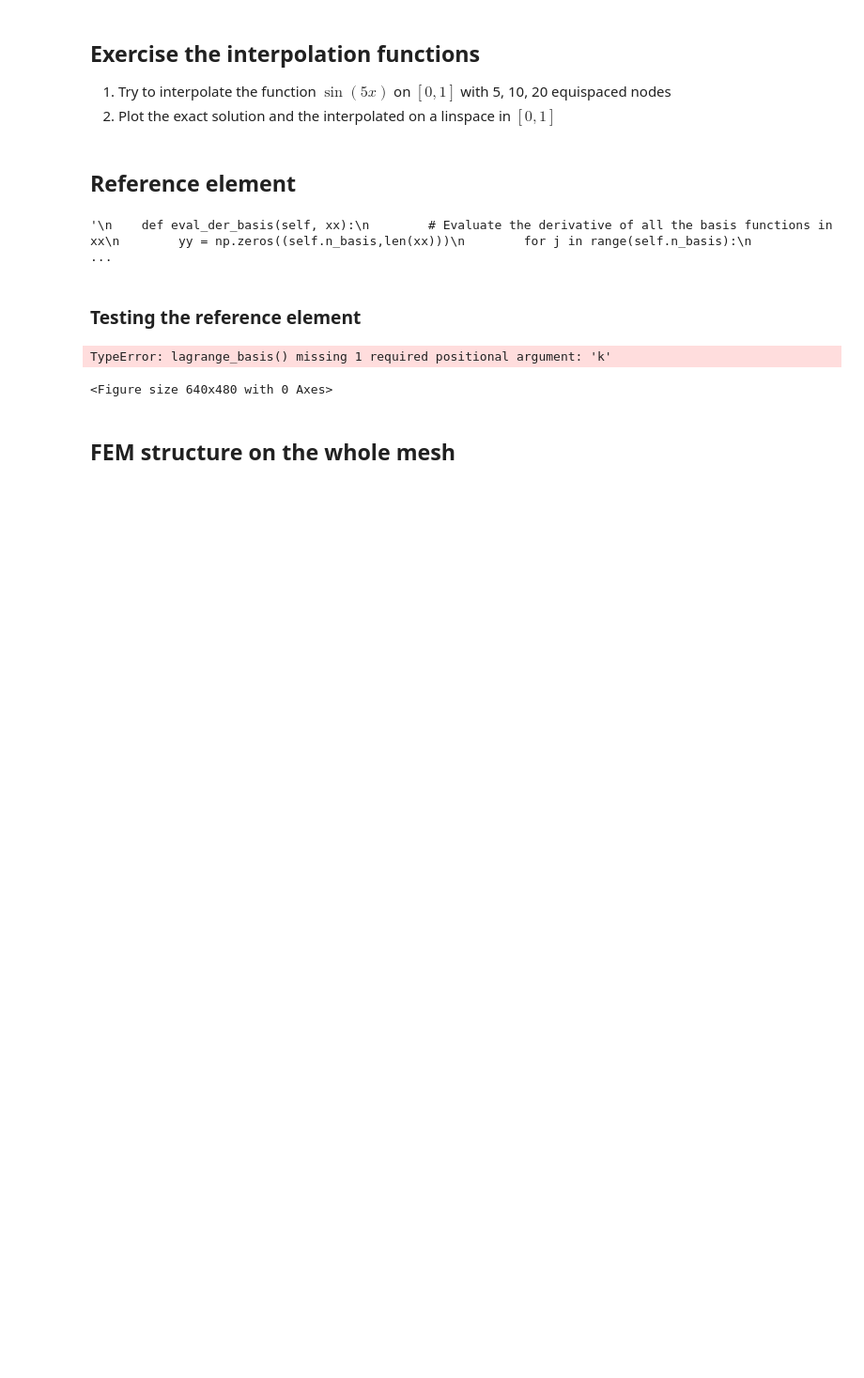
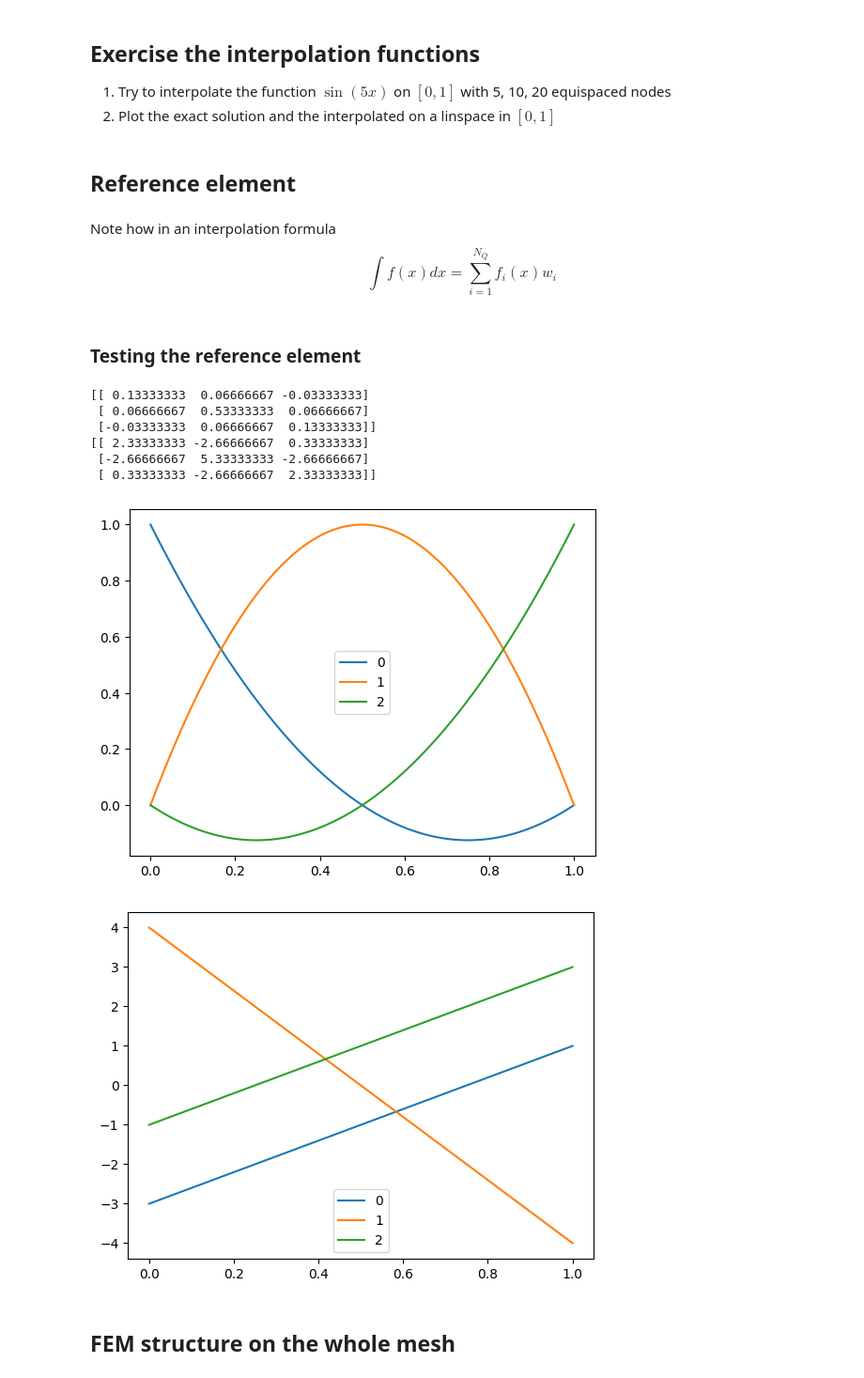
Before and after one commit to lordPachy/acsai, a Jupyter notebook: Scientific Computing/Theory/03_poisson_FEM.ipynb, the cells around one changed output. Shown: that part at 94% size. Saved outputs shown, nothing was run; the diff lists cells and outputs as text; code cells hidden in the pictures; blank space fills up the shorter version.

```diff
--- a/Scientific Computing/Theory/03_poisson_FEM.ipynb
+++ b/Scientific Computing/Theory/03_poisson_FEM.ipynb
@@ -62,6 +62,9 @@ def lagrange_deriv(nodes,x,k):
 2. Plot the exact solution and the interpolated on a linspace in $[0,1]$
 # %% [markdown]
 ## Reference element
+# %% [markdown]
+Note how in an interpolation formula
+$$\int f(x)dx=\sum_{i=1}^{N_Q}f_i(x)w_i$$
 # %%
 class FEM1D_reference_element:
     def __init__(self, degree, x_nodes =None):
@@ -89,20 +92,20 @@ class FEM1D_reference_element:
         # Evaluate all basis functions in xx
         yy = np.zeros((self.n_basis,len(xx)))
         for j in range(self.n_basis):
-            yy[j,:]=lagrange_basis(self.x_nodes, xx, )
+            yy[j,:]=lagrange_basis(self.x_nodes, xx, j)
         return yy
-'''
+
     def eval_der_basis(self, xx):
         # Evaluate the derivative of all the basis functions in xx
         yy = np.zeros((self.n_basis,len(xx)))
         for j in range(self.n_basis):
-            yy[j,:]=lagrange_deriv( ??? )
+            yy[j,:]=lagrange_deriv(self.x_nodes, xx, j)
         return yy
 
     def eval_basis_and_deriv_in_quad(self):
         # Evaluate the basis functions and their derivatives in the quadrature nodes
-        self.basis_in_quad = self.eval_basis(    ??? )
-        self.deriv_in_quad = self.eval_der_basis(??? )
+        self.basis_in_quad = self.eval_basis(self.quad_nodes)
+        self.deriv_in_quad = self.eval_der_basis(self.quad_nodes)
 
     def assemble_stiffness(self):
         # Assemble the stiffness matrix int phi_i' phi_j'
@@ -111,7 +114,7 @@ class FEM1D_reference_element:
         self.stiffness = np.zeros((self.n_basis,self.n_basis))
         for i in range(self.n_basis):
             for j in range(self.n_basis):
-                self.stiffness[i,j] = ???
+                self.stiffness[i,j] = np.dot(self.quad_weights, self.deriv_in_quad[i] * self.deriv_in_quad[j])
         return self.stiffness
 
     def assemble_mass(self):
@@ -121,38 +124,39 @@ class FEM1D_reference_element:
         self.mass = np.zeros((self.n_basis,self.n_basis))
         for i in range(self.n_basis):
             for j in range(self.n_basis):
-                self.mass[i,j] = ???
+                self.mass[i,j] = np.dot(self.quad_weights, self.basis_in_quad[i,] * self.basis_in_quad[j,])
         return self.mass
-'''
-# %% [output]
-'\n    def eval_der_basis(self, xx):\n        # Evaluate the derivative of all the basis functions in xx\n        yy = np.zeros((self.n_basis,len(xx)))\n        for j in range(self.n_basis):\n         ...
 # %% [markdown]
 ### Testing the reference element
 # %%
 degree=2
 fem1d = FEM1D_reference_element(degree)
 
 xx = np.linspace(0,1,100)
 
 
 plt.figure()
 plt.plot(xx,fem1d.eval_basis(xx).T, label=np.arange(fem1d.n_basis))
 plt.legend()
-plt.savefig("basis_reference_degree_%d.pdf"%(fem1d.degree))
-plt.savefig("basis_reference_degree_%d.png"%(fem1d.degree))
+#plt.savefig("basis_reference_degree_%d.pdf"%(fem1d.degree))
+#plt.savefig("basis_reference_degree_%d.png"%(fem1d.degree))
 plt.figure()
-'''
+
 plt.plot(xx,fem1d.eval_der_basis(xx).T, label=np.arange(fem1d.n_basis))
 plt.legend()
-
 print(fem1d.assemble_mass())
 
 
 print(fem1d.assemble_stiffness())
-'''
 # %% [output]
-TypeError: lagrange_basis() missing 1 required positional argument: 'k'
+[[ 0.13333333  0.06666667 -0.03333333]
+ [ 0.06666667  0.53333333  0.06666667]
+ [-0.03333333  0.06666667  0.13333333]]
+[[ 2.33333333 -2.66666667  0.33333333]
+ [-2.66666667  5.33333333 -2.66666667]
+ [ 0.33333333 -2.66666667  2.33333333]]
-<Figure size 640x480 with 0 Axes>
+[figure, added]
+[figure, added]
 # %% [markdown]
 ## FEM structure on the whole mesh
 # %%
```
Also changed, not shown: parts of 1 cell of this notebook, 4 other files.
